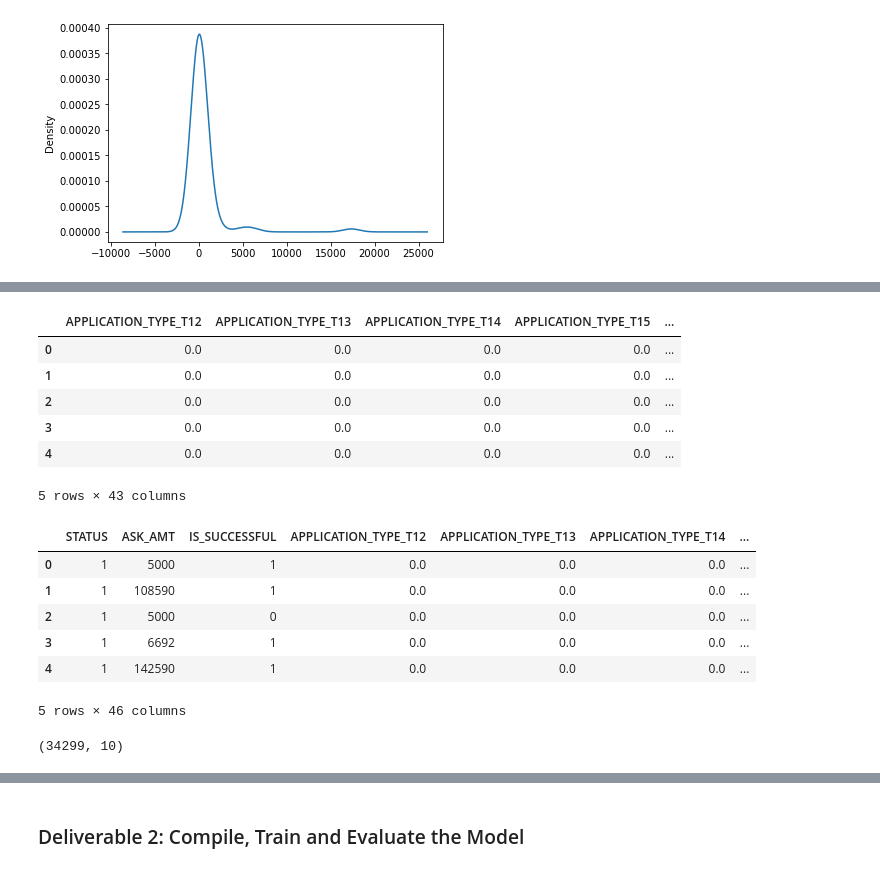
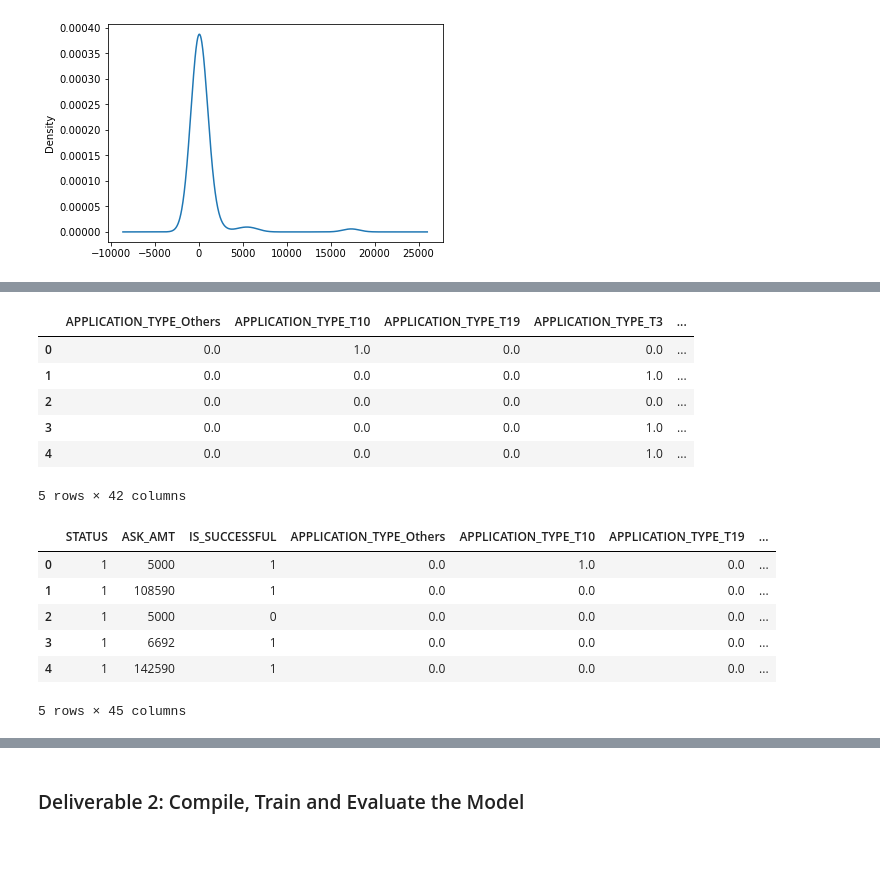
Before and after one commit to peteremiller/Neural_Network_Charity_Analysis, a Jupyter notebook: AlphabetSoupCharity.ipynb, the cells around one changed output, grey strips where cells are left out. Drawn from its saved outputs; the diff is of its cells as text; code cells hidden in the pictures.

```diff
--- a/AlphabetSoupCharity.ipynb
+++ b/AlphabetSoupCharity.ipynb
@@ -119,7 +96,7 @@ T17        1
 Name: APPLICATION_TYPE, dtype: int64
 # %%
 # Look at CLASSIFICATION value counts for binning
-CLASS_column_Series = df['CLASSIFICATION'].value_counts()
+CLASS_column_Series = df.CLASSIFICATION.value_counts()
 CLASS_column_Series
 # %% [output]
 C1000    17326
@@ -142,12 +119,12 @@ CLASS_column_Series.plot.density()
 [figure]
 # %%
 # Determine which values to replace if counts are less than ..?
-replace_CLASS_list = CLASS_column_Series[CLASS_column_Series <200].index.tolist()
+replace_CLASS_list = CLASS_column_Series[CLASS_column_Series < 500].index.tolist()
 
 # Replace in dataframe
 for class_type in replace_CLASS_list:
-     df['CLASSIFICATION'] = df['CLASSIFICATION'].replace(class_type,'Others')
+     df.CLASSIFICATION = df.CLASSIFICATION.replace(class_type,'Other')
 
 # Check to make sure binning was successful
-df['CLASSIFICATION'].value_counts()
+df.CLASSIFICATION.value_counts()
 # %% [output]
@@ -161,5 +138,6 @@ C7000       777
 Name: CLASSIFICATION, dtype: int64
 # %%
 # Generate our categorical variable lists
-df.nunique()
+cat_name_list = df.dtypes[df.dtypes == "object"].index.tolist()
+cat_name_list
 # %% [output]
@@ -191,37 +151,31 @@ dtype: object
-# %%
-cat_name_list = ['APPLICATION_TYPE', 'AFFILIATION', 'INCOME_AMT', 'CLASSIFICATION', 'USE_CASE', 'ORGANIZATION', 'SPECIAL_CONSIDERATIONS']
 # %%
 # Create a OneHotEncoder instance
-enc = OneHotEncoder(sparse=False, drop = 'first')
+enc = OneHotEncoder(sparse=False)
 
 # Fit and transform the OneHotEncoder using the categorical variable list
 encode_df = pd.DataFrame(enc.fit_transform(df[cat_name_list]))
 
 # Add the encoded variable names to the dataframe
-encode_df.columns = enc.get_feature_names(input_features = cat_name_list)
+encode_df.columns = enc.get_feature_names(cat_name_list)
 encode_df.head()
 # %% [output]
-|  | APPLICATION_TYPE_T12 | APPLICATION_TYPE_T13 | APPLICATION_TYPE_T14 | APPLICATION_TYPE_T15 | ... |
-| 0 | 0.0 | 0.0 | 0.0 | 0.0 | ... |
-| 1 | 0.0 | 0.0 | 0.0 | 0.0 | ... |
+|  | APPLICATION_TYPE_Others | APPLICATION_TYPE_T10 | APPLICATION_TYPE_T19 | APPLICATION_TYPE_T3 | ... |
+| 0 | 0.0 | 1.0 | 0.0 | 0.0 | ... |
+| 1 | 0.0 | 0.0 | 0.0 | 1.0 | ... |
 | 2 | 0.0 | 0.0 | 0.0 | 0.0 | ... |
-| 3 | 0.0 | 0.0 | 0.0 | 0.0 | ... |
-| 4 | 0.0 | 0.0 | 0.0 | 0.0 | ... |
+| 3 | 0.0 | 0.0 | 0.0 | 1.0 | ... |
+| 4 | 0.0 | 0.0 | 0.0 | 1.0 | ... |
-5 rows × 43 columns
+5 rows × 42 columns
 # %%
 # Merge one-hot encoded features and drop the originals
-encoded_df = df.merge(encode_df, left_index = True, right_index = True)\
-                .drop(columns = cat_name_list)
-encoded_df.head()
+df = df.merge(encode_df, left_index = True, right_index = True)
+df = df.drop(columns = cat_name_list)
+df.head()
 # %% [output]
-|  | STATUS | ASK_AMT | IS_SUCCESSFUL | APPLICATION_TYPE_T12 | APPLICATION_TYPE_T13 | APPLICATION_TYPE_T14 | ... |
-| 0 | 1 | 5000 | 1 | 0.0 | 0.0 | 0.0 | ... |
+|  | STATUS | ASK_AMT | IS_SUCCESSFUL | APPLICATION_TYPE_Others | APPLICATION_TYPE_T10 | APPLICATION_TYPE_T19 | ... |
+| 0 | 1 | 5000 | 1 | 0.0 | 1.0 | 0.0 | ... |
 | 1 | 1 | 108590 | 1 | 0.0 | 0.0 | 0.0 | ... |
 | 2 | 1 | 5000 | 0 | 0.0 | 0.0 | 0.0 | ... |
 | 3 | 1 | 6692 | 1 | 0.0 | 0.0 | 0.0 | ... |
 | 4 | 1 | 142590 | 1 | 0.0 | 0.0 | 0.0 | ... |
-5 rows × 46 columns
+5 rows × 45 columns
-# %%
-df.shape
-# %% [output]
-(34299, 10)
```
Also changed, not shown: parts of 8 cells of this notebook.
